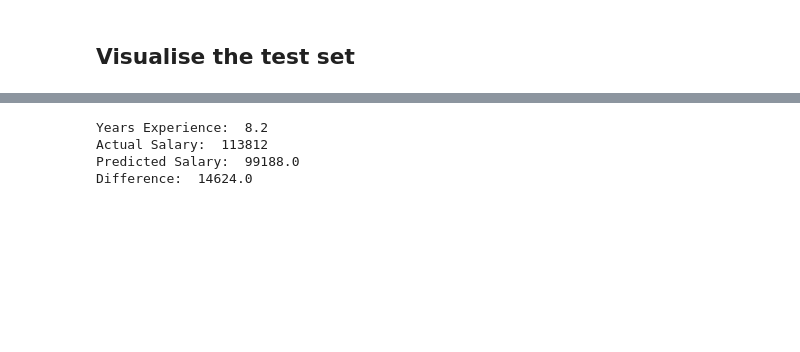
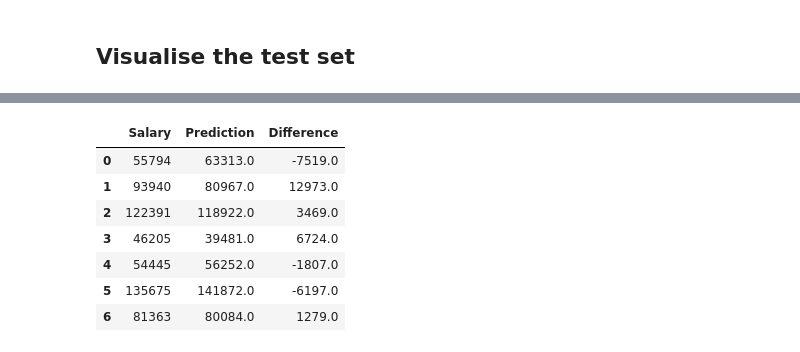
Before and after one commit to DLPY/Regression, a Jupyter notebook: Simple_Linear_Regression_(Two_Variables).ipynb, the cells around one changed output, grey strips where cells are left out. Cells and saved outputs as stored; diff of their text form; code cells hidden in the pictures; blank space fills up the shorter version.

```diff
--- a/Simple_Linear_Regression_(Two_Variables).ipynb
+++ b/Simple_Linear_Regression_(Two_Variables).ipynb
@@ -137,13 +132,16 @@ plt.show()
-# %%
-# Set num to number between 0 and 8 to see results
-num = 8
-
-print('Years Experience: ', X_test[num][0])
-print('Actual Salary: ', y_test[num])
-print('Predicted Salary: ', np.round(y_pred)[num])
-print('Difference: ', y_test[num] - np.round(y_pred)[num])
-# %% [output]
-Years Experience:  8.2
-Actual Salary:  113812
-Predicted Salary:  99188.0
-Difference:  14624.0
+# %%
+res = pd.DataFrame(y_pred, y_test)
+res = res.reset_index()
+res.columns = ['Salary', 'Prediction']
+res['Prediction'] = round(res['Prediction'],0)
+res['Difference'] = res['Salary'] - res['Prediction']
+res
+# %% [output]
+|  | Salary | Prediction | Difference |
+| 0 | 55794 | 63313.0 | -7519.0 |
+| 1 | 93940 | 80967.0 | 12973.0 |
+| 2 | 122391 | 118922.0 | 3469.0 |
+| 3 | 46205 | 39481.0 | 6724.0 |
+| 4 | 54445 | 56252.0 | -1807.0 |
+| 5 | 135675 | 141872.0 | -6197.0 |
+| 6 | 81363 | 80084.0 | 1279.0 |
```
Also changed, not shown: parts of 7 cells of this notebook.
